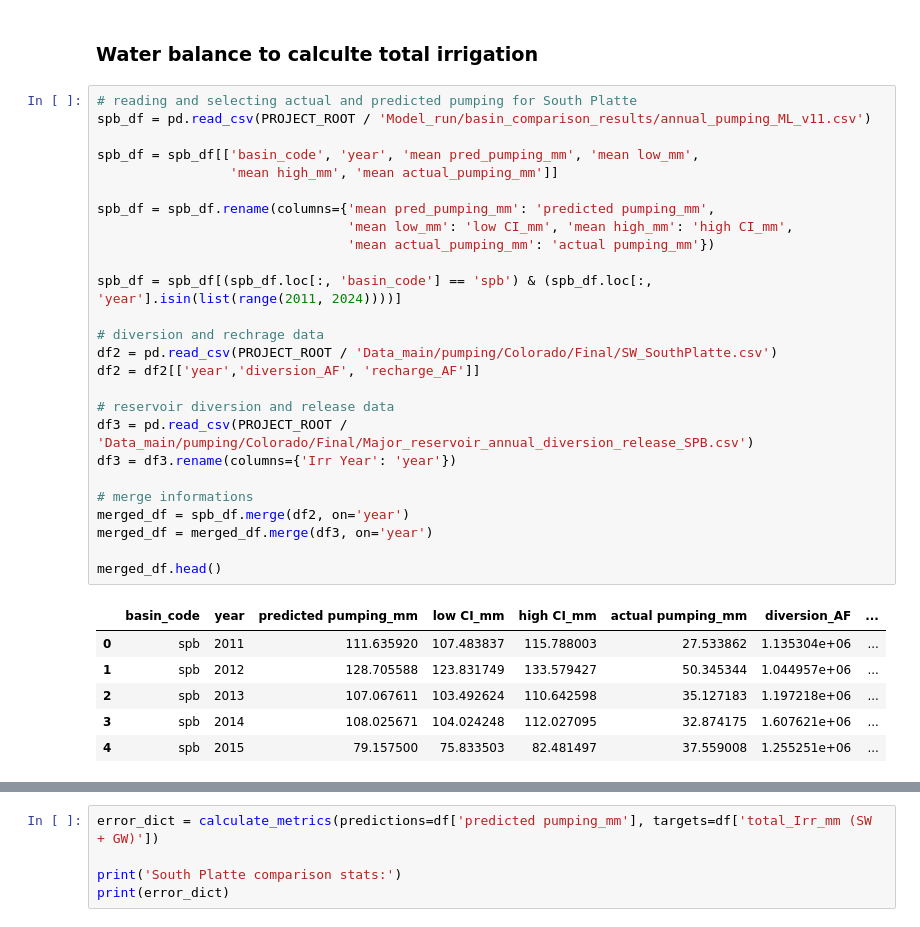
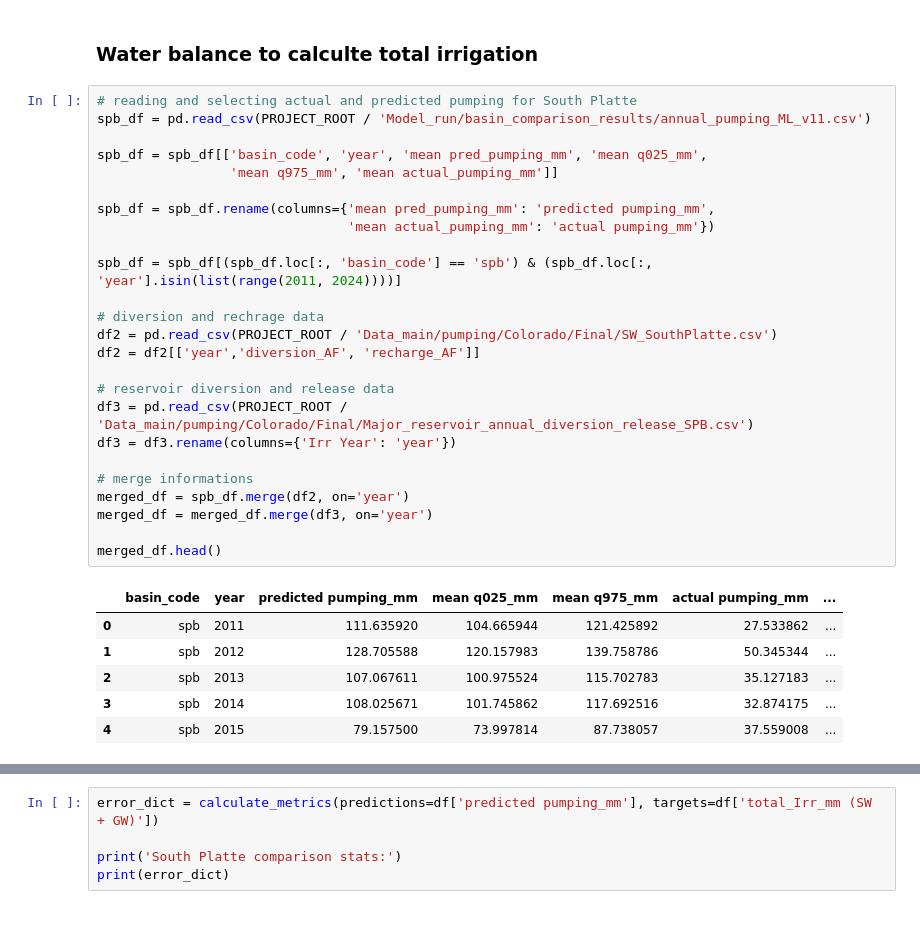
Before and after one commit to mdfahimhasan/WestUS_pumping, a Jupyter notebook: Codes/results_analysis/conjuctive_basins_water_balance.ipynb, the cells around one changed output, grey strips where cells are left out. Drawn from its saved outputs; the diff is of its cells as text.

```diff
--- a/Codes/results_analysis/conjuctive_basins_water_balance.ipynb
+++ b/Codes/results_analysis/conjuctive_basins_water_balance.ipynb
@@ -267,36 +267,35 @@ df_annual
 # %%
 # reading and selecting actual and predicted pumping for South Platte
 spb_df = pd.read_csv(PROJECT_ROOT / 'Model_run/basin_comparison_results/annual_pumping_ML_v11.csv')
 
-spb_df = spb_df[['basin_code', 'year', 'mean pred_pumping_mm', 'mean low_mm',
-                 'mean high_mm', 'mean actual_pumping_mm']]
+spb_df = spb_df[['basin_code', 'year', 'mean pred_pumping_mm', 'mean q025_mm',
+                 'mean q975_mm', 'mean actual_pumping_mm']]
 
 spb_df = spb_df.rename(columns={'mean pred_pumping_mm': 'predicted pumping_mm',
-                                'mean low_mm': 'low CI_mm', 'mean high_mm': 'high CI_mm',
                                 'mean actual_pumping_mm': 'actual pumping_mm'})
 
 spb_df = spb_df[(spb_df.loc[:, 'basin_code'] == 'spb') & (spb_df.loc[:, 'year'].isin(list(range(2011, 2024))))]
 
 # diversion and rechrage data
 df2 = pd.read_csv(PROJECT_ROOT / 'Data_main/pumping/Colorado/Final/SW_SouthPlatte.csv')
 df2 = df2[['year','diversion_AF', 'recharge_AF']]
 
 # reservoir diversion and release data
 df3 = pd.read_csv(PROJECT_ROOT / 'Data_main/pumping/Colorado/Final/Major_reservoir_annual_diversion_release_SPB.csv')
 df3 = df3.rename(columns={'Irr Year': 'year'})
 
 # merge informations
 merged_df = spb_df.merge(df2, on='year')
 merged_df = merged_df.merge(df3, on='year')
 
 merged_df.head()
 # %% [output]
-|  | basin_code | year | predicted pumping_mm | low CI_mm | high CI_mm | actual pumping_mm | diversion_AF | ... |
-| 0 | spb | 2011 | 111.635920 | 107.483837 | 115.788003 | 27.533862 | 1.135304e+06 | ... |
-| 1 | spb | 2012 | 128.705588 | 123.831749 | 133.579427 | 50.345344 | 1.044957e+06 | ... |
-| 2 | spb | 2013 | 107.067611 | 103.492624 | 110.642598 | 35.127183 | 1.197218e+06 | ... |
-| 3 | spb | 2014 | 108.025671 | 104.024248 | 112.027095 | 32.874175 | 1.607621e+06 | ... |
-| 4 | spb | 2015 | 79.157500 | 75.833503 | 82.481497 | 37.559008 | 1.255251e+06 | ... |
+|  | basin_code | year | predicted pumping_mm | mean q025_mm | mean q975_mm | actual pumping_mm | ... |
+| 0 | spb | 2011 | 111.635920 | 104.665944 | 121.425892 | 27.533862 | ... |
+| 1 | spb | 2012 | 128.705588 | 120.157983 | 139.758786 | 50.345344 | ... |
+| 2 | spb | 2013 | 107.067611 | 100.975524 | 115.702783 | 35.127183 | ... |
+| 3 | spb | 2014 | 108.025671 | 101.745862 | 117.692516 | 32.874175 | ... |
+| 4 | spb | 2015 | 79.157500 | 73.997814 | 87.738057 | 37.559008 | ... |
 # %%
 # release to river from reservoirs (constant value)
 # estimated using reported values (and assumptions) in South Platte decision support model
```
Also changed, not shown: parts of 6 cells of this notebook, 5 other files.
